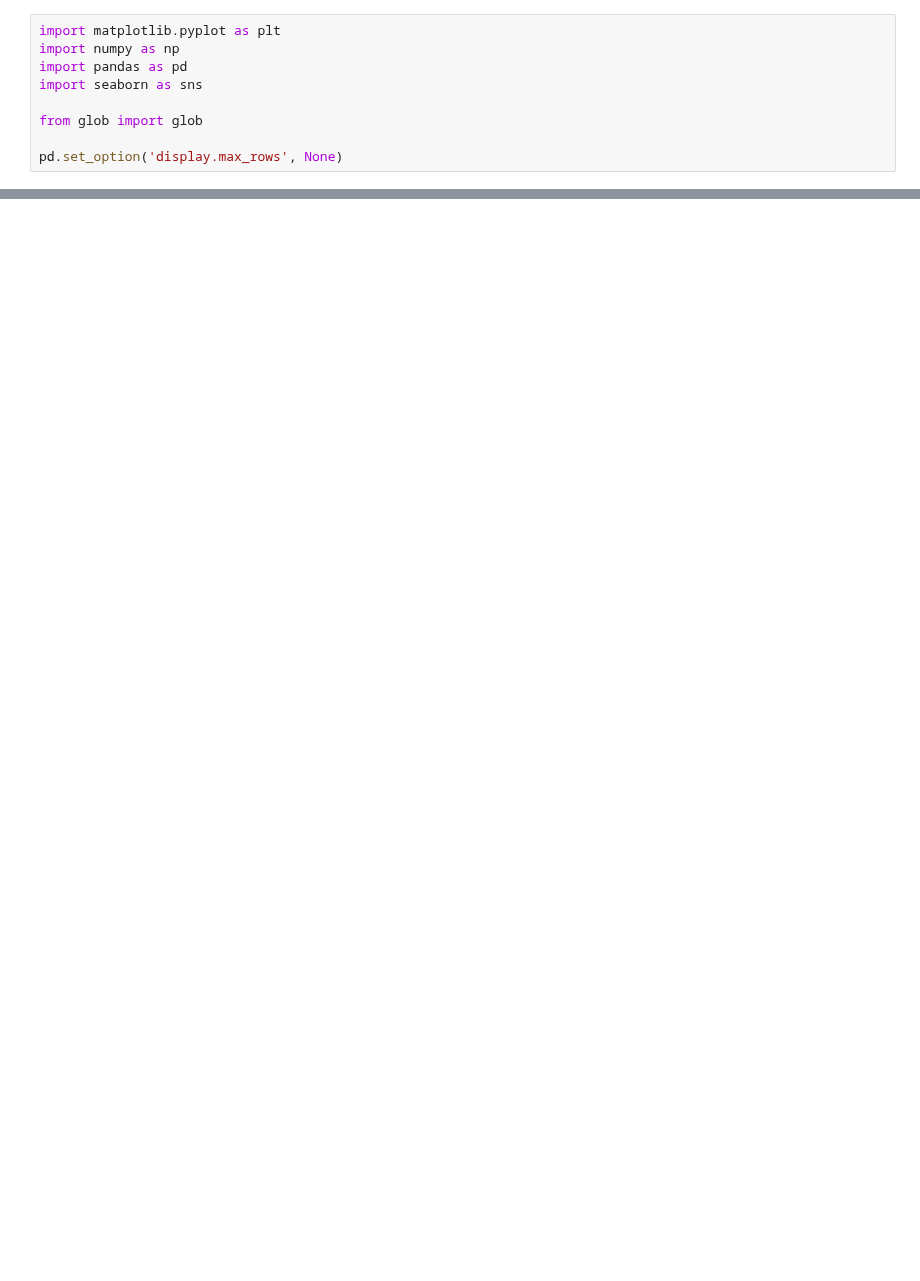
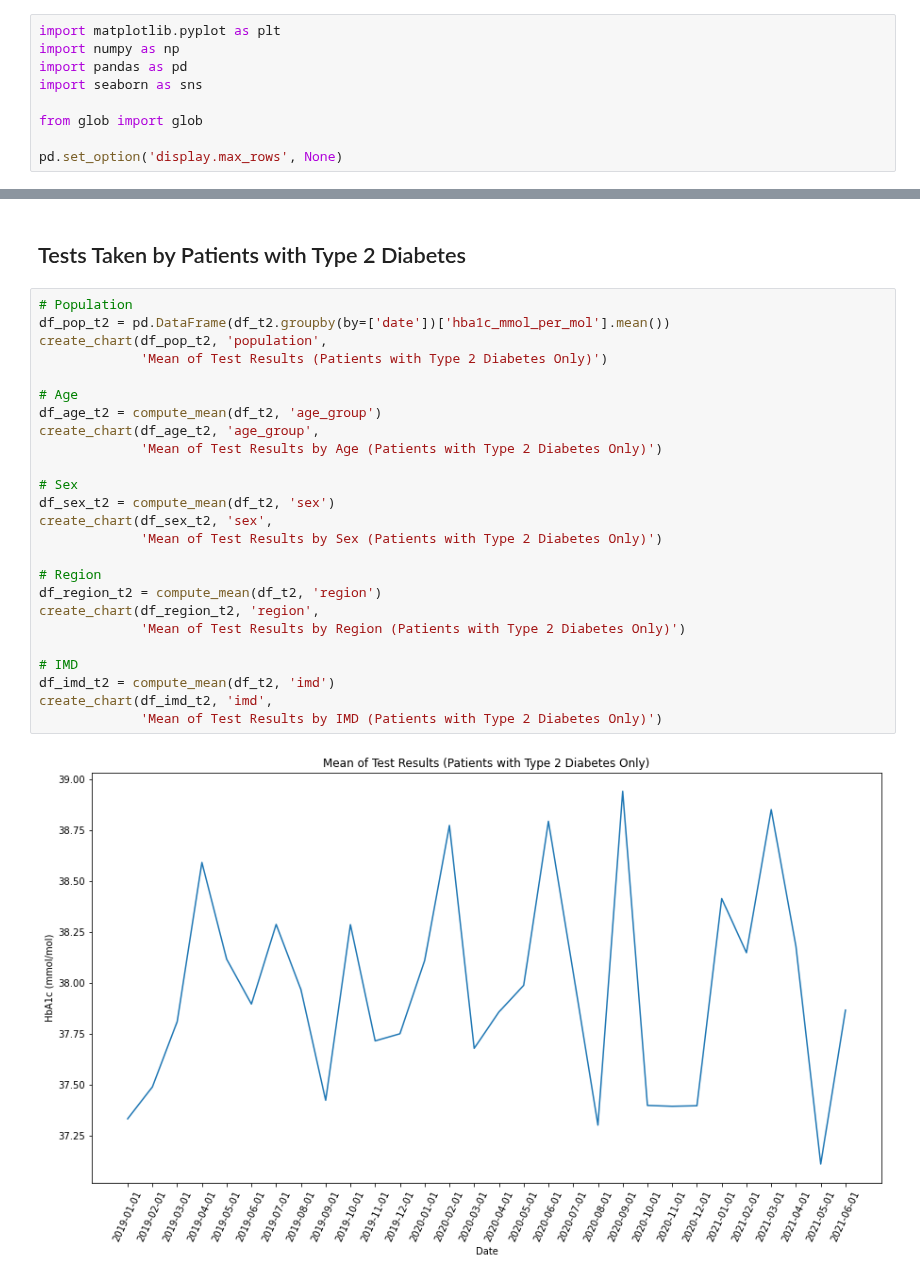
Before and after one commit to opensafely/HbA1c-levels, a Jupyter notebook: notebooks/hba1c_levels.ipynb, the cells around one changed output, grey strips where cells are left out. Cells and saved outputs as stored; diff of their text form; blank space fills up the shorter version.

```diff
--- a/notebooks/hba1c_levels.ipynb
+++ b/notebooks/hba1c_levels.ipynb
@@ -99,0 +131,29 @@ create_chart('diabetes_type')
+# %% [markdown]
+## Tests Taken by Patients with Type 2 Diabetes
+# %%
+# Population
+df_pop_t2 = pd.DataFrame(df_t2.groupby(by=['date'])['hba1c_mmol_per_mol'].mean())
+create_chart(df_pop_t2, 'population',
+             'Mean of Test Results (Patients with Type 2 Diabetes Only)')
+
+# Age
+df_age_t2 = compute_mean(df_t2, 'age_group')
+create_chart(df_age_t2, 'age_group',
+             'Mean of Test Results by Age (Patients with Type 2 Diabetes Only)')
+
+# Sex
+df_sex_t2 = compute_mean(df_t2, 'sex')
+create_chart(df_sex_t2, 'sex',
+             'Mean of Test Results by Sex (Patients with Type 2 Diabetes Only)')
+
+# Region
+df_region_t2 = compute_mean(df_t2, 'region')
+create_chart(df_region_t2, 'region',
+             'Mean of Test Results by Region (Patients with Type 2 Diabetes Only)')
+
+# IMD
+df_imd_t2 = compute_mean(df_t2, 'imd')
+create_chart(df_imd_t2, 'imd',
+             'Mean of Test Results by IMD (Patients with Type 2 Diabetes Only)')
+# %% [output]
+[figure, added]
```
Also changed, not shown: parts of 20 cells of this notebook, 2 other files.
